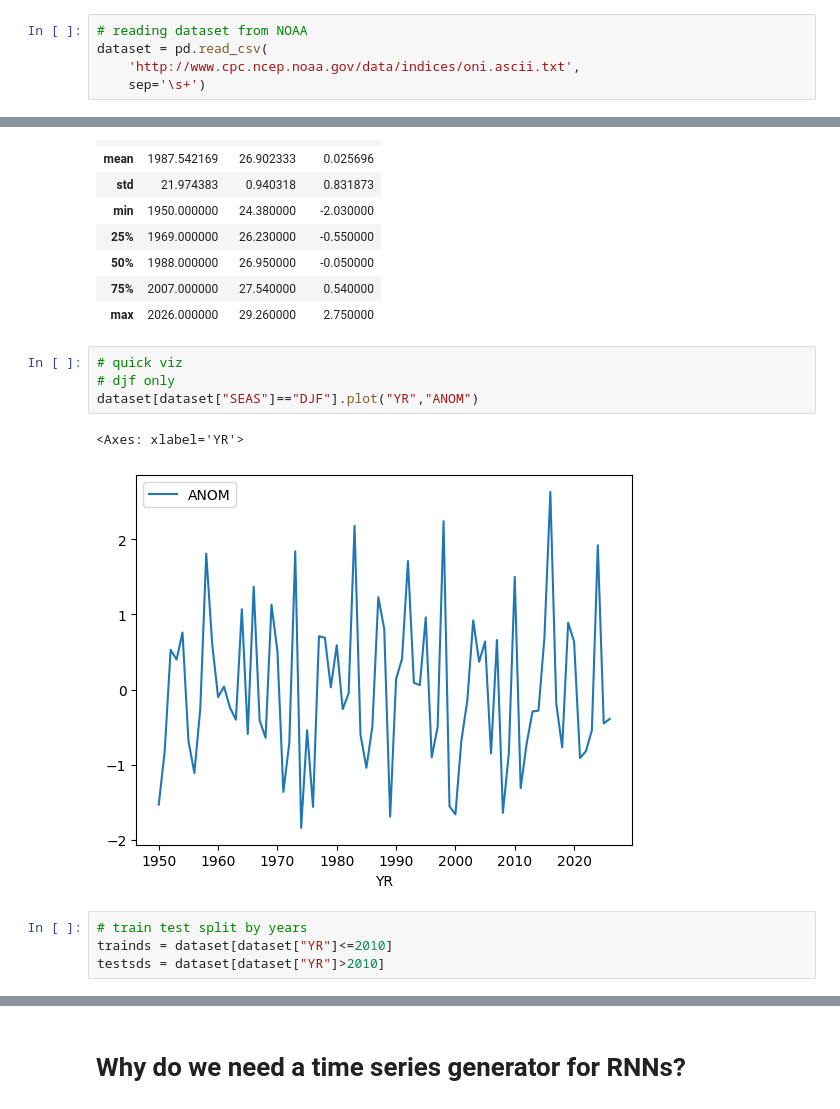
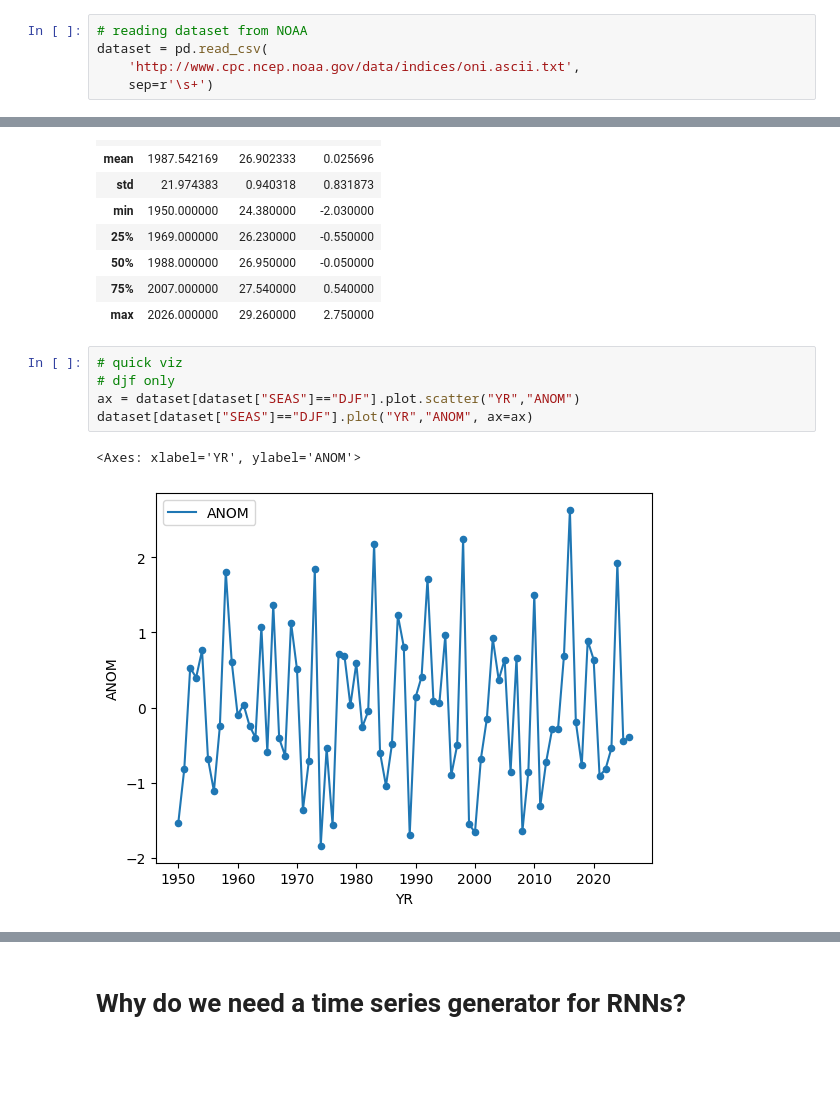
Before and after one commit to drive-rojrachsombat/AOSC650, a Jupyter notebook: firstrnn.ipynb, the cells around one changed output, grey strips where cells are left out. Saved outputs shown, nothing was run; the diff lists cells and outputs as text; blank space fills up the shorter version.

```diff
--- a/firstrnn.ipynb
+++ b/firstrnn.ipynb
@@ -25,7 +25,7 @@ from keras.layers import LSTM, Dense, Dropout, Activation, TimeDistributed, Repe
 # reading dataset from NOAA
 dataset = pd.read_csv(
     'http://www.cpc.ncep.noaa.gov/data/indices/oni.ascii.txt',
-    sep='\s+')
+    sep=r'\s+')
 # %%
 # data features include seasons, year, total SST (C), and ONI (ENSO index)
 dataset.head()
@@ -80,11 +80,8 @@ dataset.describe()
 # %%
 # quick viz
 # djf only
-dataset[dataset["SEAS"]=="DJF"].plot("YR","ANOM")
+ax = dataset[dataset["SEAS"]=="DJF"].plot.scatter("YR","ANOM")
+dataset[dataset["SEAS"]=="DJF"].plot("YR","ANOM", ax=ax)
 # %% [output]
-<Axes: xlabel='YR'>
+<Axes: xlabel='YR', ylabel='ANOM'>
-[figure, old version]
+[figure, new version]
-# %%
-# train test split by years
-trainds = dataset[dataset["YR"]<=2010]
-testsds = dataset[dataset["YR"]>2010]
```
Also changed, not shown: parts of 46 cells of this notebook.
